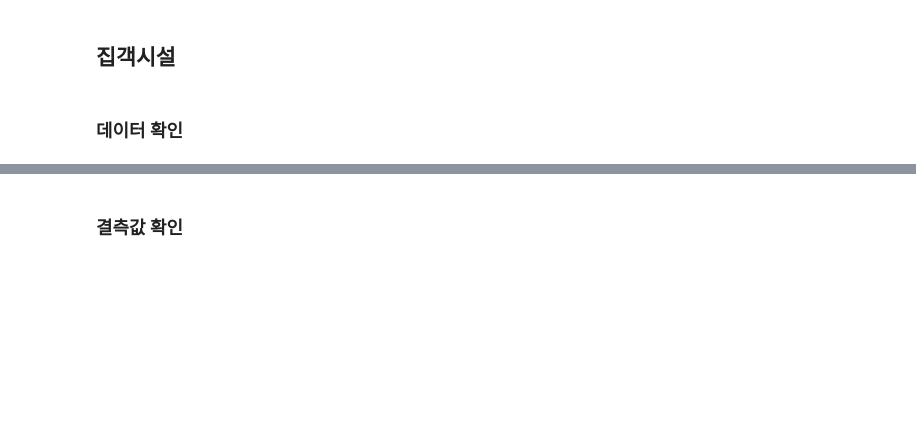
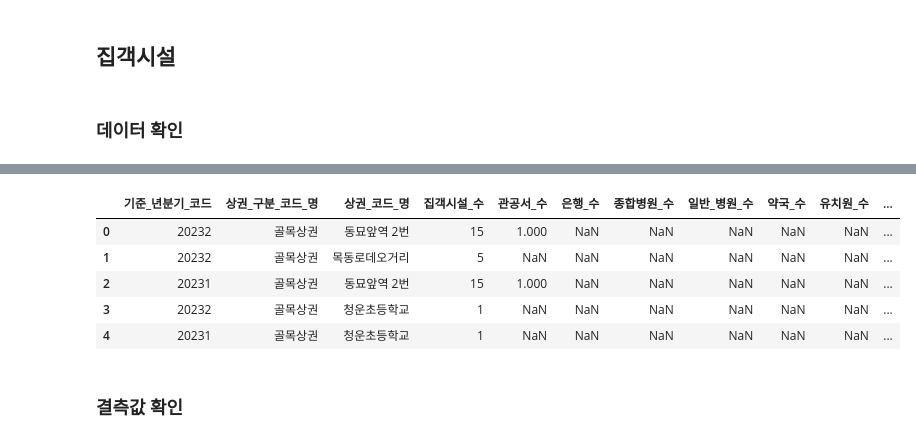
Before and after one commit to databeom/final-project, a Jupyter notebook: Final_Project.ipynb, the cells around one changed output, grey strips where cells are left out. Drawn from its saved outputs; the diff is of its cells as text; code cells hidden in the pictures; blank space fills up the shorter version.

```diff
--- a/Final_Project.ipynb
+++ b/Final_Project.ipynb
@@ -658,3 +690,12 @@ memory usage: 3.3+ MB
+# %%
+facilitie.head()
+# %% [output]
+|  | 기준_년분기_코드 | 상권_구분_코드_명 | 상권_코드_명 | 집객시설_수 | 관공서_수 | 은행_수 | 종합병원_수 | 일반_병원_수 | 약국_수 | 유치원_수 | ... |
+| 0 | 20232 | 골목상권 | 동묘앞역 2번 | 15 | 1.000 | NaN | NaN | NaN | NaN | NaN | ... |
+| 1 | 20232 | 골목상권 | 목동로데오거리 | 5 | NaN | NaN | NaN | NaN | NaN | NaN | ... |
+| 2 | 20231 | 골목상권 | 동묘앞역 2번 | 15 | 1.000 | NaN | NaN | NaN | NaN | NaN | ... |
+| 3 | 20232 | 골목상권 | 청운초등학교 | 1 | NaN | NaN | NaN | NaN | NaN | NaN | ... |
+| 4 | 20231 | 골목상권 | 청운초등학교 | 1 | NaN | NaN | NaN | NaN | NaN | NaN | ... |
 # %% [markdown]
 ### 결측값 확인
 # %%
```
Also changed, not shown: parts of 64 cells of this notebook.
